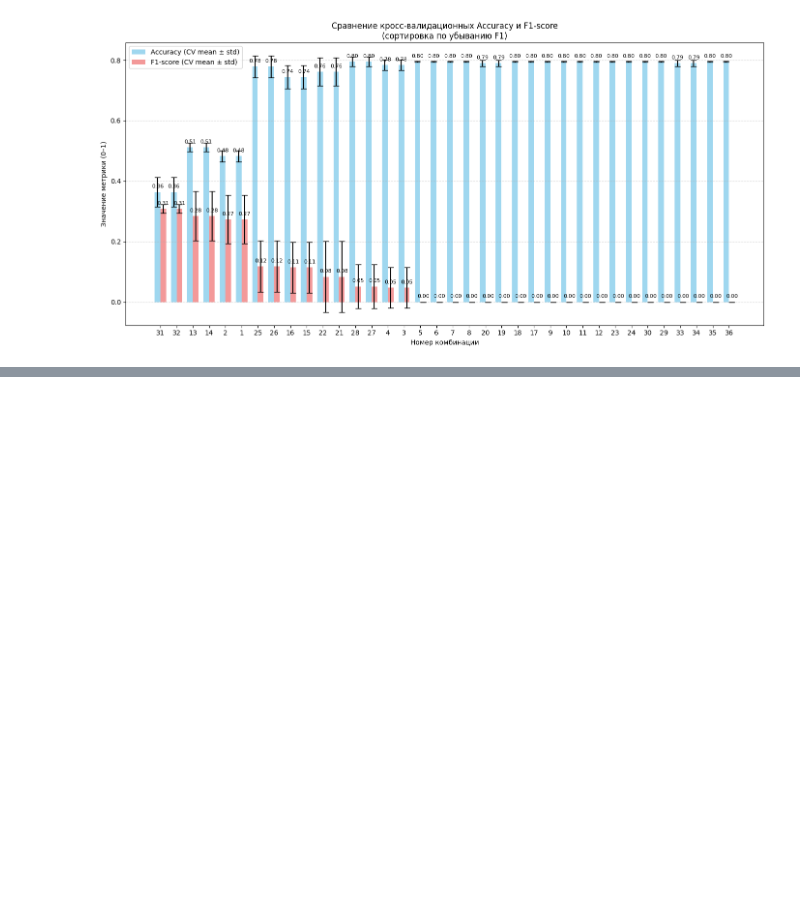
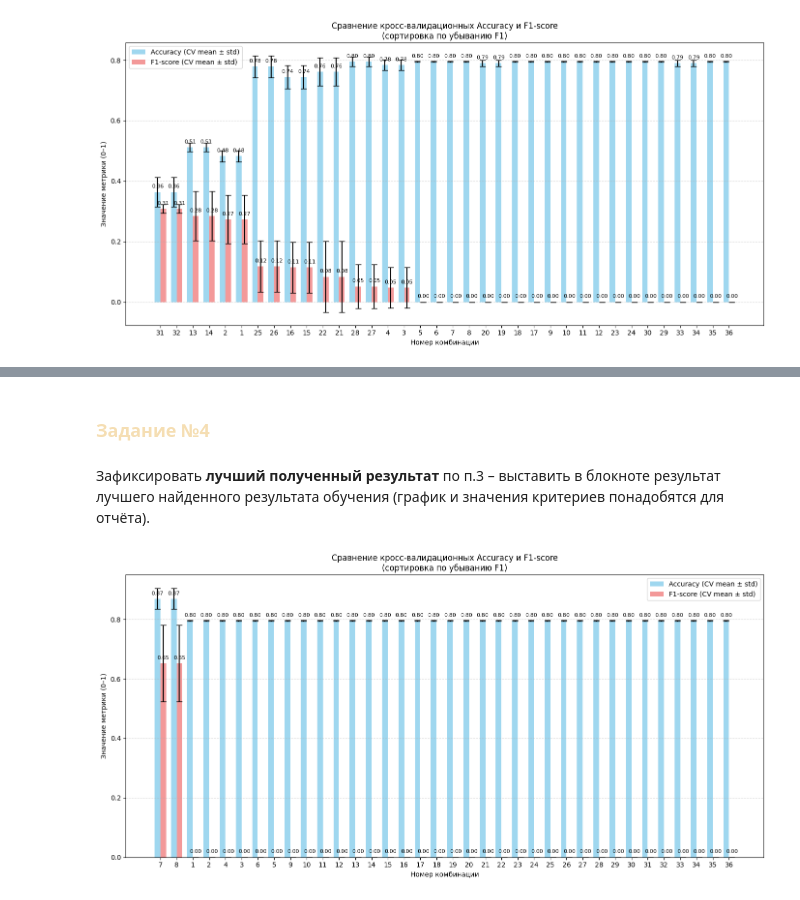
Before and after one commit to Bexaric/LB3_ML_Yakushev, a Jupyter notebook: notebook/LB3_Jupyter.ipynb, the cells around one changed output, grey strips where cells are left out. Drawn from its saved outputs; the diff is of its cells as text; code cells hidden in the pictures; blank space fills up the shorter version.

```diff
--- a/notebook/LB3_Jupyter.ipynb
+++ b/notebook/LB3_Jupyter.ipynb
@@ -461,0 +384,16 @@ CV F1-score: 0.0000 ± 0.0000
+# %% [markdown]
+### <font color='#F5DEB3'>Задание №4
+# %% [markdown]
+Зафиксировать **лучший полученный результат** по п.3 – выставить в блокноте результат лучшего найденного результата обучения (график и значения критериев понадобятся для отчёта).
+# %%
+type_space = config['data']['type_space']
+target_col = [config['data']['target_column']]
+feature_cols = [col for col in V13.columns if col not in target_col]
+
+data_x = np.array(V13.drop(target_col, axis=1))
+data_y = np.array(V13[target_col]).ravel()
+
+data_y = np.where(data_y == type_space, 1, 0)
+
+scaler = MinMaxScaler()
+data_x_scaled = scaler.fit_transform(data_x)
@@ -461,0 +455,47 @@ CV F1-score: 0.0000 ± 0.0000
+# %%
+df_results_norm['cv_mean_accuracy_frac'] = df_results_norm['cv_mean_accuracy']  # уже в долях
+df_results_norm['cv_std_accuracy_frac'] = df_results_norm['cv_std_accuracy']
+
+# Сортируем по убыванию F1 (наиболее важная метрика)
+df_sorted = df_results_norm.sort_values('cv_mean_f1', ascending=False).reset_index(drop=True)
+
+# Позиции для столбцов
+x = np.arange(len(df_sorted))
+width = 0.35  # ширина одного столбца
+
+fig, ax = plt.subplots(figsize=(14, 7))
+
+# Столбцы для Accuracy
+bars_acc = ax.bar(x - width/2, df_sorted['cv_mean_accuracy_frac'], width,
+                  yerr=df_sorted['cv_std_accuracy_frac'], capsize=4,
+                  label='Accuracy (CV mean ± std)', color='skyblue', alpha=0.8)
+
+# Столбцы для F1-score
+bars_f1 = ax.bar(x + width/2, df_sorted['cv_mean_f1'], width,
+                 yerr=df_sorted['cv_std_f1'], capsize=4,
+                 label='F1-score (CV mean ± std)', color='lightcoral', alpha=0.8)
+
+# Подписи оси X: номера комбинаций (можно добавить краткие гиперпараметры, но это перегрузит)
+ax.set_xlabel('Номер комбинации')
+ax.set_ylabel('Значение метрики (0–1)')
+ax.set_title('Сравнение кросс-валидационных Accuracy и F1-score\n(сортировка по убыванию F1)')
+ax.set_xticks(x)
+ax.set_xticklabels(df_sorted['combo_id'])
+ax.legend()
+ax.grid(axis='y', linestyle='--', alpha=0.5)
+
+# Добавим числовые значения поверх столбцов (опционально)
+for bar in bars_acc:
+    height = bar.get_height()
+    ax.text(bar.get_x() + bar.get_width()/2., height + 0.01,
+            f'{height:.2f}', ha='center', va='bottom', fontsize=8)
+for bar in bars_f1:
+    height = bar.get_height()
+    ax.text(bar.get_x() + bar.get_width()/2., height + 0.01,
+            f'{height:.2f}', ha='center', va='bottom', fontsize=8)
+
+plt.tight_layout()
+plt.savefig('hyperparameter_tuning_histograms_norm.png', dpi=600)
+plt.show()
+# %% [output]
+[figure, added]
```
Also changed, not shown: parts of 18 cells of this notebook.
